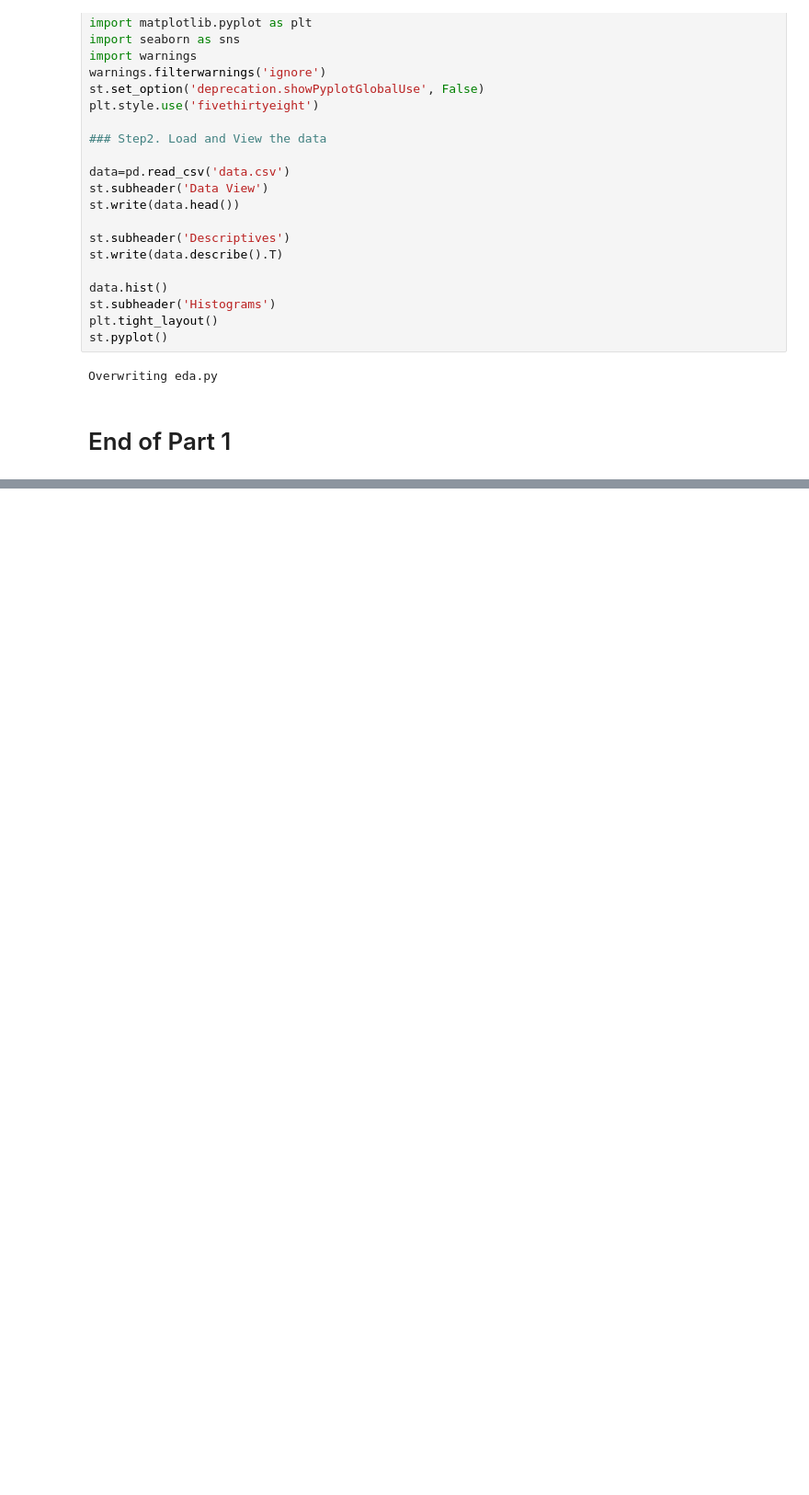
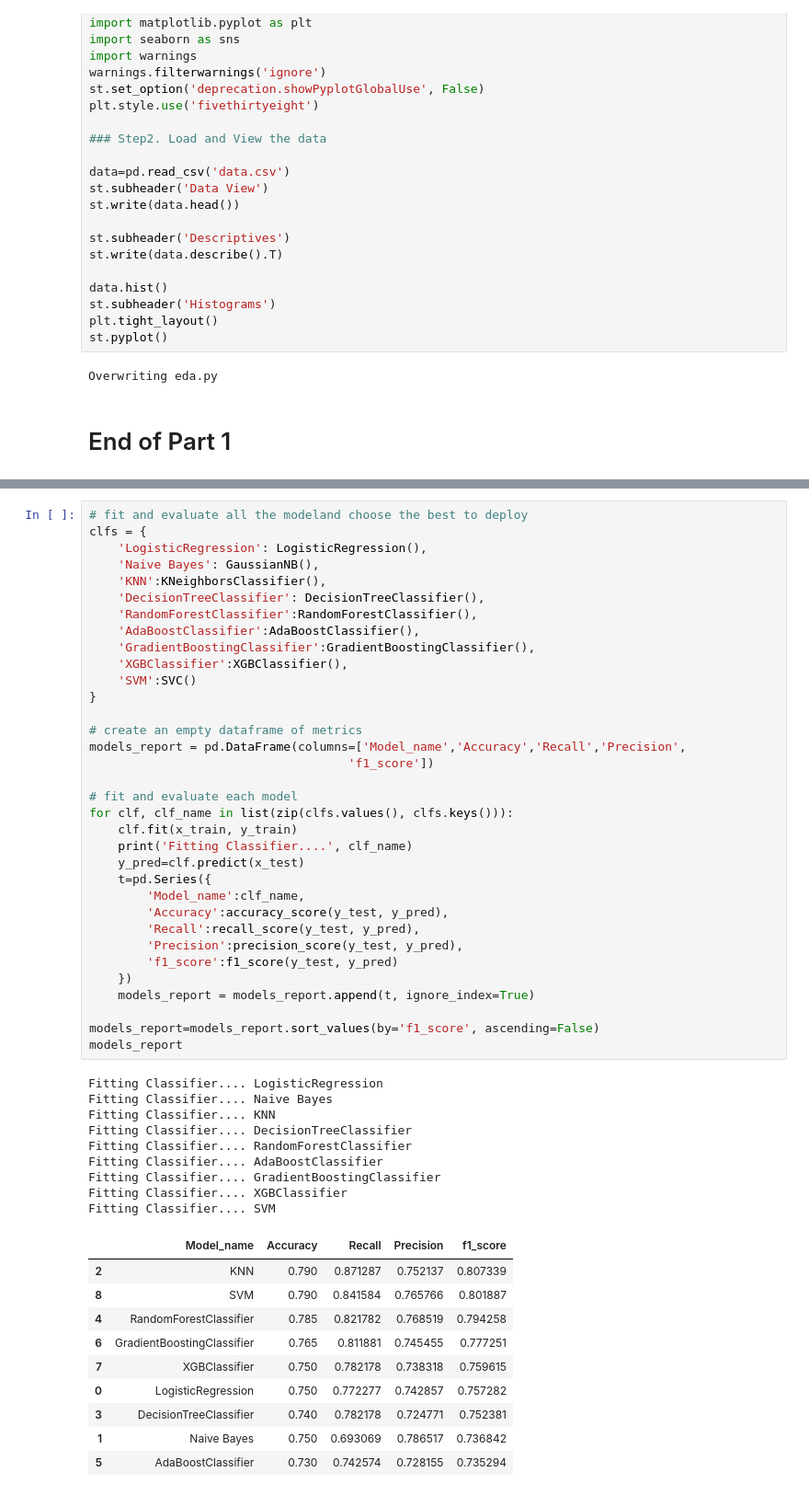
Before and after one commit to Chakrish-kristam/ml, a Jupyter notebook: End to End Machine Learning With Deployment.ipynb, the cells around one changed output, grey strips where cells are left out. Shown at 92% size. Saved outputs shown, nothing was run; the diff lists cells and outputs as text; blank space fills up the shorter version.

```diff
--- a/End to End Machine Learning With Deployment.ipynb
+++ b/End to End Machine Learning With Deployment.ipynb
@@ -395,0 +551,54 @@ pwd
+# %%
+# fit and evaluate all the modeland choose the best to deploy
+clfs = {
+    'LogisticRegression': LogisticRegression(),
+    'Naive Bayes': GaussianNB(),
+    'KNN':KNeighborsClassifier(),
+    'DecisionTreeClassifier': DecisionTreeClassifier(),
+    'RandomForestClassifier':RandomForestClassifier(),
+    'AdaBoostClassifier':AdaBoostClassifier(),
+    'GradientBoostingClassifier':GradientBoostingClassifier(),
+    'XGBClassifier':XGBClassifier(),
+    'SVM':SVC()
+}
+
+# create an empty dataframe of metrics
+models_report = pd.DataFrame(columns=['Model_name','Accuracy','Recall','Precision',
+                                    'f1_score'])
+
+# fit and evaluate each model
+for clf, clf_name in list(zip(clfs.values(), clfs.keys())):
+    clf.fit(x_train, y_train)
+    print('Fitting Classifier....', clf_name)
+    y_pred=clf.predict(x_test)
+    t=pd.Series({
+        'Model_name':clf_name,
+        'Accuracy':accuracy_score(y_test, y_pred),
+        'Recall':recall_score(y_test, y_pred),
+        'Precision':precision_score(y_test, y_pred),
+        'f1_score':f1_score(y_test, y_pred)
+    })
+    models_report = models_report.append(t, ignore_index=True)
+
+models_report=models_report.sort_values(by='f1_score', ascending=False)
+models_report
+# %% [output]
+Fitting Classifier.... LogisticRegression
+Fitting Classifier.... Naive Bayes
+Fitting Classifier.... KNN
+Fitting Classifier.... DecisionTreeClassifier
+Fitting Classifier.... RandomForestClassifier
+Fitting Classifier.... AdaBoostClassifier
+Fitting Classifier.... GradientBoostingClassifier
+Fitting Classifier.... XGBClassifier
+Fitting Classifier.... SVM
+|  | Model_name | Accuracy | Recall | Precision | f1_score |
+| 2 | KNN | 0.790 | 0.871287 | 0.752137 | 0.807339 |
+| 8 | SVM | 0.790 | 0.841584 | 0.765766 | 0.801887 |
+| 4 | RandomForestClassifier | 0.785 | 0.821782 | 0.768519 | 0.794258 |
+| 6 | GradientBoostingClassifier | 0.765 | 0.811881 | 0.745455 | 0.777251 |
+| 7 | XGBClassifier | 0.750 | 0.782178 | 0.738318 | 0.759615 |
+| 0 | LogisticRegression | 0.750 | 0.772277 | 0.742857 | 0.757282 |
+| 3 | DecisionTreeClassifier | 0.740 | 0.782178 | 0.724771 | 0.752381 |
+| 1 | Naive Bayes | 0.750 | 0.693069 | 0.786517 | 0.736842 |
+| 5 | AdaBoostClassifier | 0.730 | 0.742574 | 0.728155 | 0.735294 |
```
Also changed, not shown: parts of 29 cells of this notebook, 2 other files.
